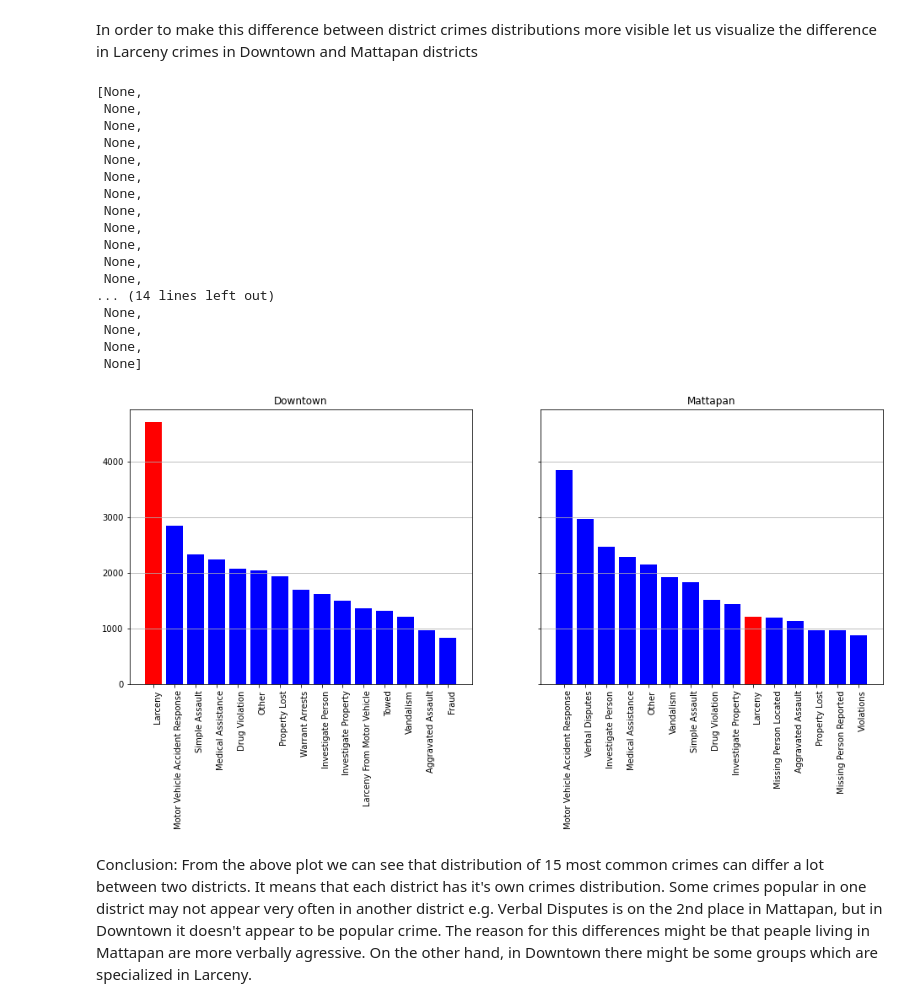
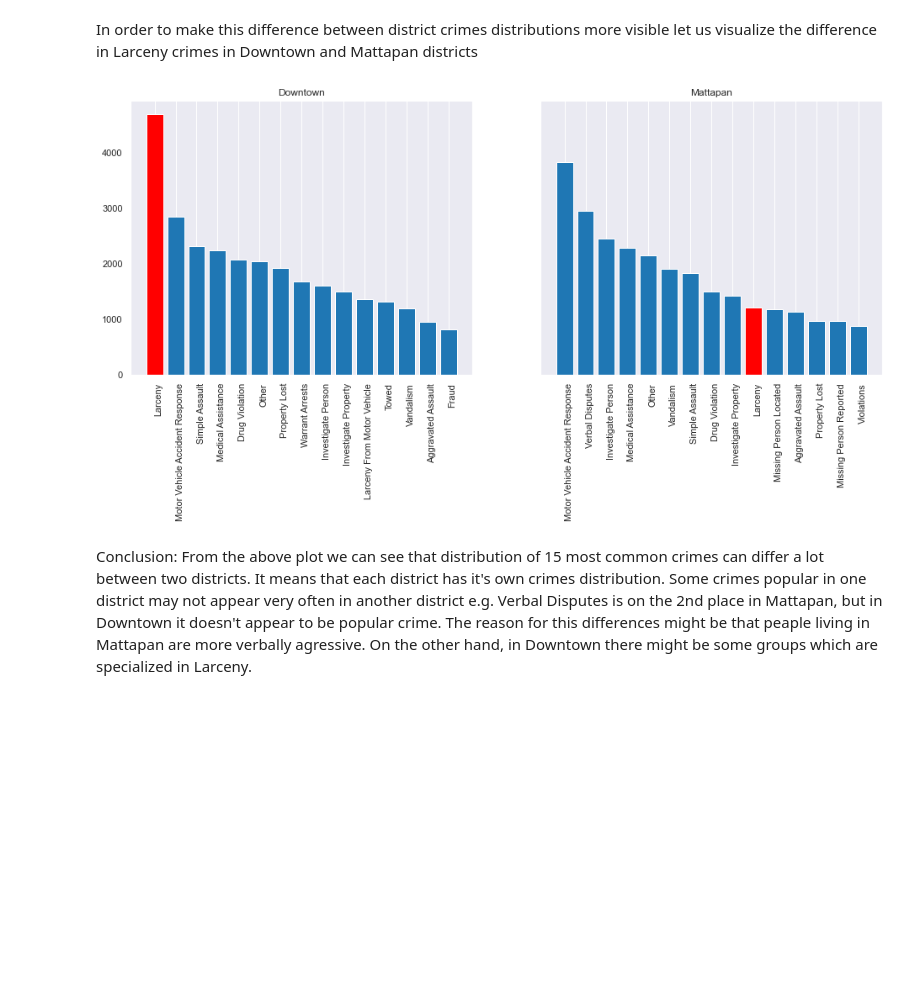
Before and after one commit to tomek95123/Udacity_project1, a Jupyter notebook: udacity_project_1.ipynb, the cells around one changed output. Cells and saved outputs as stored; diff of their text form; code cells hidden in the pictures; blank space fills up the shorter version.

```diff
--- a/udacity_project_1.ipynb
+++ b/udacity_project_1.ipynb
@@ -17,3 +18,5 @@ from statsmodels.stats.weightstats import ztest
+# %%
+sns.set()
 # %% [markdown]
 # Section 2: Data Understanding
 # %% [markdown]
@@ -196,15 +204 @@ district_name: East Boston
 ... (14 outputs left out)
-# %%
-# Most common crimes by district
-for i in set(data1.district_name):
-    df = data1[data1.district_name==i]['OFFENSE_CODE_GROUP'].value_counts().sort_values(ascending = False)[:15]
-    print(f'district: {i}')
-    plt.bar(df.index, height = df)
-    plt.xticks(ticks=range(len(df)), labels=df.index, rotation=90)
-    plt.show()
-
-df = data1['OFFENSE_CODE_GROUP'].value_counts().sort_values(ascending = False)[:15]
-plt.bar(df.index, height = df)
-plt.xticks(ticks=range(len(df)), labels=df.index, rotation=90)
-plt.title('Frequency of 15 most common crimes in Boston')
-plt.show()
@@ -227,46 +207,33 @@ Conclusion: From the above plots we can see that each district has its own distr
 # %% [markdown]
 In order to make this difference between district crimes distributions more visible let us visualize the difference in Larceny crimes in Downtown and Mattapan districts
 # %%
-df1 = data3[data3.district_name=='Downtown']['OFFENSE_CODE_GROUP'].value_counts().sort_values(ascending = False)[:15]
-df2 = data3[data3.district_name=='Mattapan']['OFFENSE_CODE_GROUP'].value_counts().sort_values(ascending = False)[:15]
+df1 = data1[data1.district_name=='Downtown']['OFFENSE_CODE_GROUP'].value_counts().sort_values(ascending = False)[:15]
+df2 = data1[data1.district_name=='Mattapan']['OFFENSE_CODE_GROUP'].value_counts().sort_values(ascending = False)[:15]
 
 f, (ax1, ax2) = plt.subplots(1, 2, sharey=True, figsize = (16,6))
 
-c1 = ['blue' if i != 'Larceny' else 'red' for i in df1.index]
-c2 = ['blue' if i != 'Larceny' else 'red' for i in df2.index]
+# c1 = ['blue' if i != 'Larceny' else 'red' for i in df1.index]
+# c2 = ['blue' if i != 'Larceny' else 'red' for i in df2.index]
+
+c1 = [u'#1f77b4' if i != 'Larceny' else 'red' for i in df1.index]
+c2 = [u'#1f77b4' if i != 'Larceny' else 'red' for i in df2.index]
 
 ax1.bar(df1.index, height = df1, color=c1)
 ax1.set_title('Downtown')
 ax1.grid(axis='y')
 plt.setp(ax1.get_xticklabels(), rotation=90, ha="right",
          rotation_mode="anchor")
 
 
 ax2.bar(df2.index, height = df2, color=c2)
 ax2.set_title('Mattapan')
 ax2.grid(axis='y')
 ax2.set_xticks(df2.index)
 plt.setp(ax2.get_xticklabels(), rotation=90, ha="right",
          rotation_mode="anchor")
+plt.show()
 # %% [output]
-[None,
- None,
- None,
- None,
- None,
- None,
- None,
- None,
- None,
- None,
- None,
- None,
-... (14 lines left out)
- None,
- None,
- None,
- None]
-[figure, old version]
+[figure, new version]
 # %% [markdown]
 Conclusion: From the above plot we can see that distribution of 15 most common crimes can differ a lot between two districts. It means that each district has it's own crimes distribution. Some crimes popular in one district may not appear very often in another district e.g. Verbal Disputes is on the 2nd place in Mattapan, but in Downtown it doesn't appear to be popular crime. The reason for this differences might be that peaple living in Mattapan are more verbally agressive. On the other hand, in Downtown there might be some groups which are specialized in Larceny.
 # %% [markdown]
```
Also changed, not shown: parts of 24 cells of this notebook.
